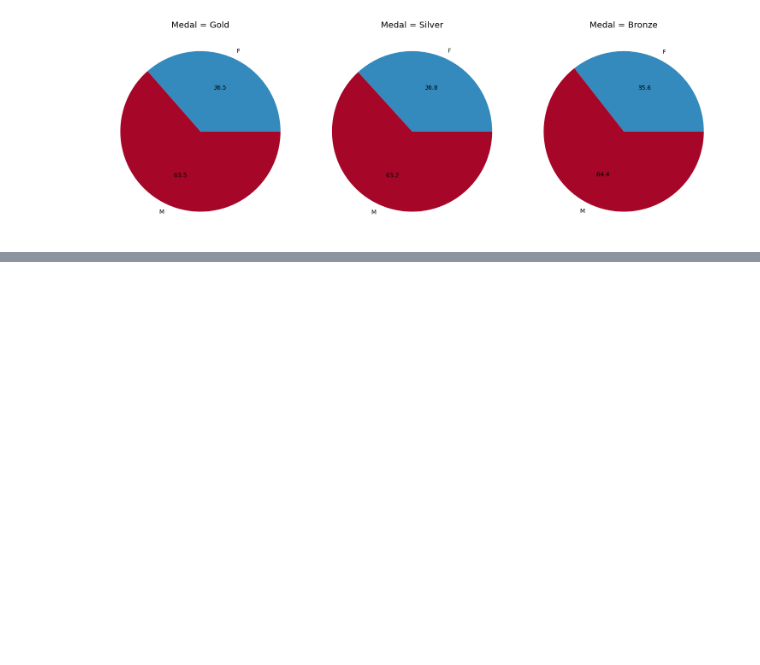
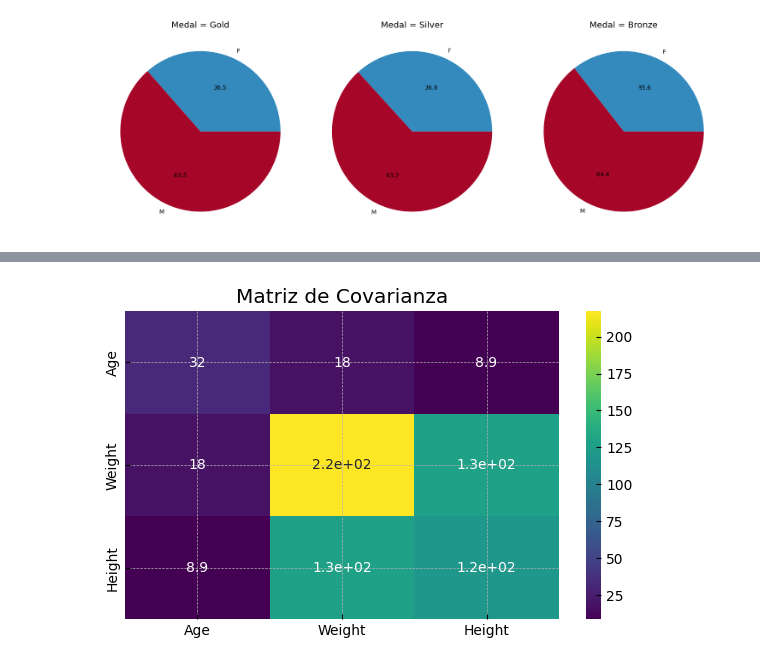
Before and after one commit to EduGatoX/datascience01, a Jupyter notebook: ProyectoDS_ParteII_+Nuñez.ipynb, the cells around one changed output, grey strips where cells are left out. Saved outputs shown, nothing was run; the diff lists cells and outputs as text; code cells hidden in the pictures; blank space fills up the shorter version.

```diff
--- a/ProyectoDS_ParteII_+Nuñez.ipynb
+++ b/ProyectoDS_ParteII_+Nuñez.ipynb
@@ -643,0 +654,9 @@ En relación al gráfico se pueden realizar las siguientes observaciones_
+# %%
+# Se calcula la matriz de covarianza
+plt.figure(figsize=(7, 4))
+cov_matrix = df_n[["Age", "Weight", "Height"]].cov()
+sns.heatmap(cov_matrix, annot=True, cmap="viridis")
+plt.title('Matriz de Covarianza')
+plt.show()
+# %% [output]
+[figure, added]
```
Also changed, not shown: parts of 18 cells of this notebook.
